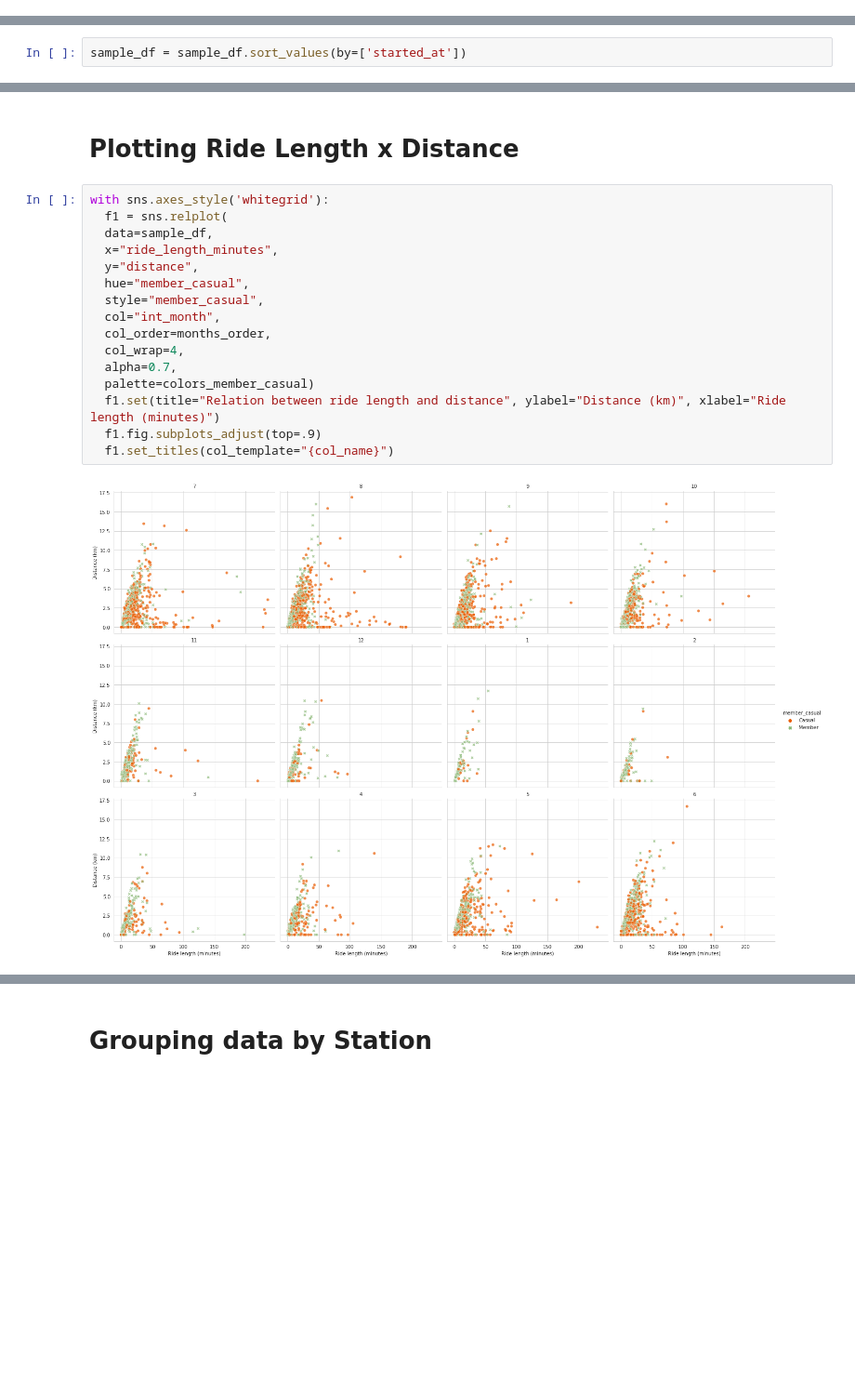
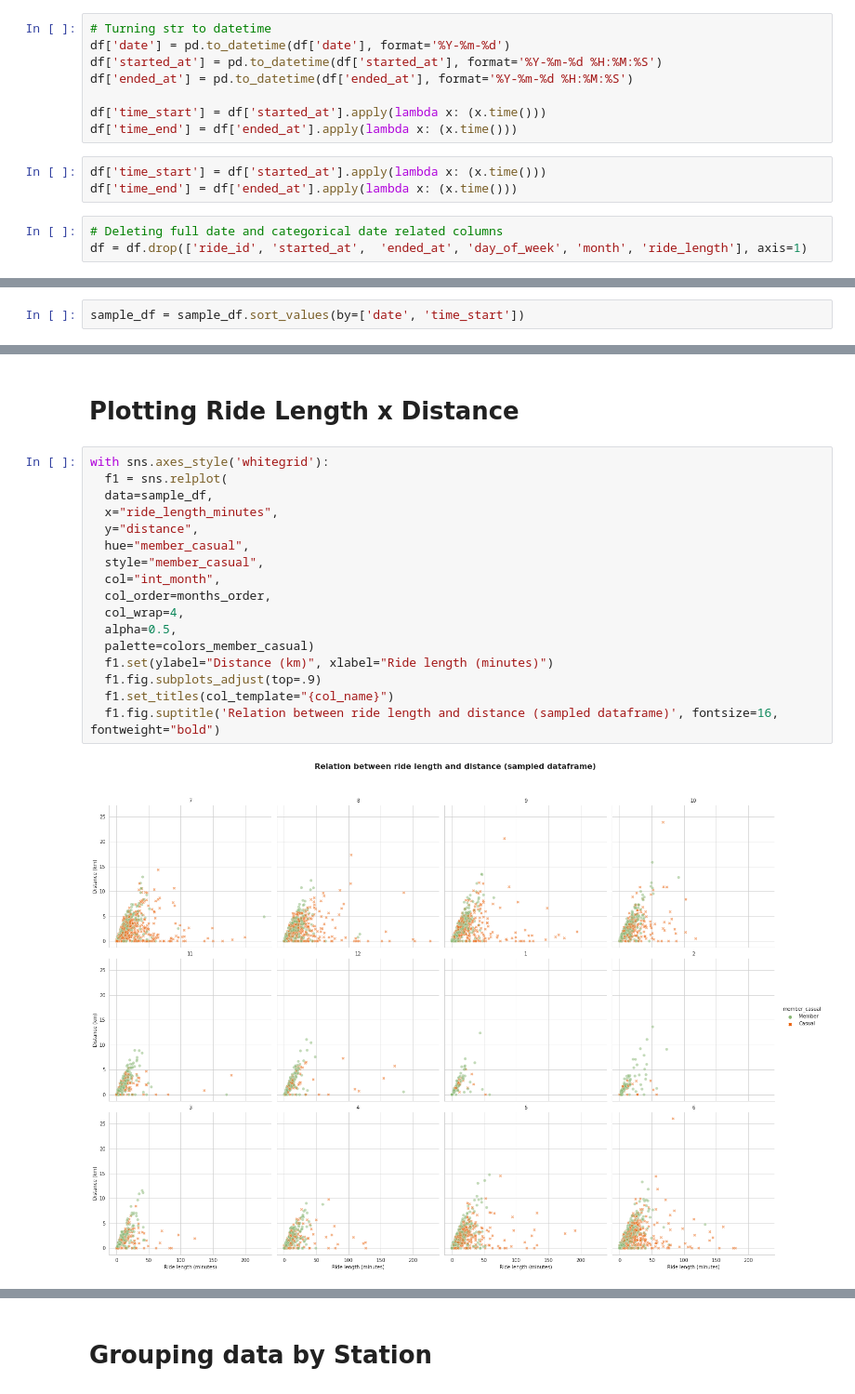
Before and after one commit to anamilanezi/google-data-analytics, a Jupyter notebook: Sample_LatLong.ipynb, the cells around one changed output, grey strips where cells are left out. Shown at 93% size. Drawn from its saved outputs; the diff is of its cells as text; blank space fills up the shorter version.

```diff
--- a/Sample_LatLong.ipynb
+++ b/Sample_LatLong.ipynb
@@ -145,0 +184,14 @@ December: 247118
+# %%
+# Turning str to datetime
+df['date'] = pd.to_datetime(df['date'], format='%Y-%m-%d')
+df['started_at'] = pd.to_datetime(df['started_at'], format='%Y-%m-%d %H:%M:%S')
+df['ended_at'] = pd.to_datetime(df['ended_at'], format='%Y-%m-%d %H:%M:%S')
+
+df['time_start'] = df['started_at'].apply(lambda x: (x.time()))
+df['time_end'] = df['ended_at'].apply(lambda x: (x.time()))
+# %%
+df['time_start'] = df['started_at'].apply(lambda x: (x.time()))
+df['time_end'] = df['ended_at'].apply(lambda x: (x.time()))
+# %%
+# Deleting full date and categorical date related columns
+df = df.drop(['ride_id', 'started_at',	'ended_at',	'day_of_week', 'month', 'ride_length'], axis=1)
@@ -152,4 +216,4 @@ December: 247118
 # %%
 sample_df = df.sample(n=6758)
 # %%
-sample_df = sample_df.sort_values(by=['started_at'])
+sample_df = sample_df.sort_values(by=['date', 'time_start'])
@@ -197,21 +280,22 @@ sample_month_df = sample_month_df.sort_values(by=['started_at'])
 # %%
 with sns.axes_style('whitegrid'):
   f1 = sns.relplot(
   data=sample_df,
   x="ride_length_minutes",
   y="distance",
   hue="member_casual",
   style="member_casual",
   col="int_month",
   col_order=months_order,
   col_wrap=4,
-  alpha=0.7,
+  alpha=0.5,
   palette=colors_member_casual)
-  f1.set(title="Relation between ride length and distance", ylabel="Distance (km)", xlabel="Ride length (minutes)")
+  f1.set(ylabel="Distance (km)", xlabel="Ride length (minutes)")
   f1.fig.subplots_adjust(top=.9)
   f1.set_titles(col_template="{col_name}")
+  f1.fig.suptitle('Relation between ride length and distance (sampled dataframe)', fontsize=16, fontweight="bold")
 # %% [output]
-[figure, old version]
+[figure, new version]
 # %%
 with sns.axes_style('whitegrid'):
   f1 = sns.relplot(
```
Also changed, not shown: parts of 83 cells of this notebook.
